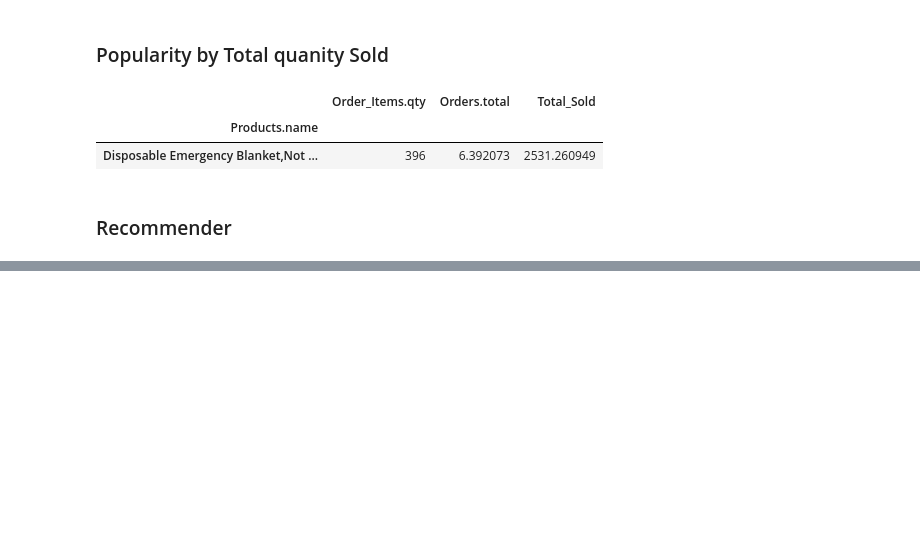
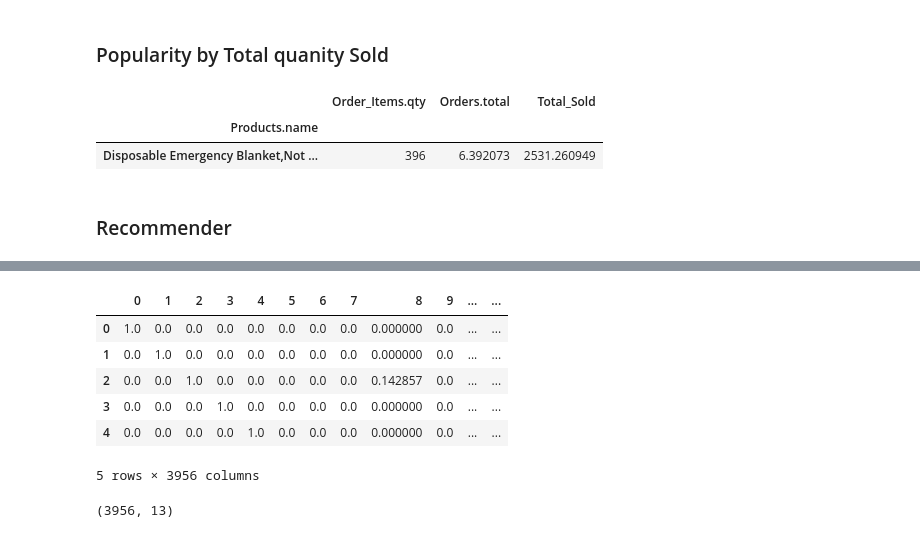
Before and after one commit to miamedra2/RecommenderforSalesData, a Jupyter notebook: Recommender_for_sales_data.ipynb, the cells around one changed output, grey strips where cells are left out. Saved outputs shown, nothing was run; the diff lists cells and outputs as text; code cells hidden in the pictures; blank space fills up the shorter version.

```diff
--- a/Recommender_for_sales_data.ipynb
+++ b/Recommender_for_sales_data.ipynb
@@ -1206,0 +1097,15 @@ pwd
+# %%
+df_cos = pd.DataFrame(cosine_similarity(df_sparse, df_sparse))
+df_cos.head()
+# %% [output]
+|  | 0 | 1 | 2 | 3 | 4 | 5 | 6 | 7 | 8 | 9 | ... | ... |
+| 0 | 1.0 | 0.0 | 0.0 | 0.0 | 0.0 | 0.0 | 0.0 | 0.0 | 0.000000 | 0.0 | ... | ... |
+| 1 | 0.0 | 1.0 | 0.0 | 0.0 | 0.0 | 0.0 | 0.0 | 0.0 | 0.000000 | 0.0 | ... | ... |
+| 2 | 0.0 | 0.0 | 1.0 | 0.0 | 0.0 | 0.0 | 0.0 | 0.0 | 0.142857 | 0.0 | ... | ... |
+| 3 | 0.0 | 0.0 | 0.0 | 1.0 | 0.0 | 0.0 | 0.0 | 0.0 | 0.000000 | 0.0 | ... | ... |
+| 4 | 0.0 | 0.0 | 0.0 | 0.0 | 1.0 | 0.0 | 0.0 | 0.0 | 0.000000 | 0.0 | ... | ... |
+5 rows × 3956 columns
+# %%
+df.shape
+# %% [output]
+(3956, 13)
```
Also changed, not shown: parts of 31 cells of this notebook.
